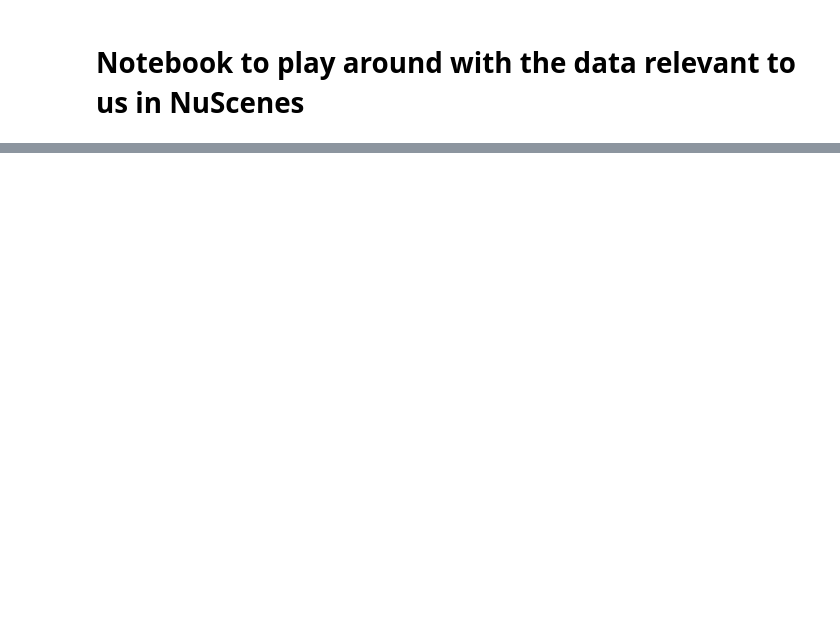
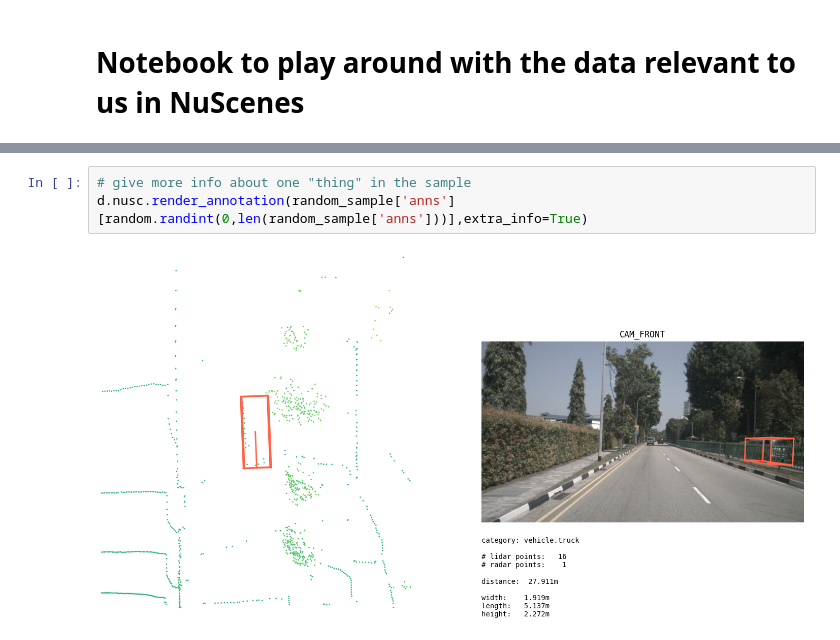
Before and after one commit to CCLDArjun/traffic_motion_predictor, a Jupyter notebook: notebooks/NuScenesDataset.ipynb, the cells around one changed output, grey strips where cells are left out. Saved outputs shown, nothing was run; the diff lists cells and outputs as text; blank space fills up the shorter version.

```diff
--- a/notebooks/NuScenesDataset.ipynb
+++ b/notebooks/NuScenesDataset.ipynb
@@ -47,0 +58,5 @@ d[0]
+# %%
+# give more info about one "thing" in the sample
+d.nusc.render_annotation(random_sample['anns'][random.randint(0,len(random_sample['anns']))],extra_info=True)
+# %% [output]
+[figure, added]
```
Also changed, not shown: parts of 6 cells of this notebook.
